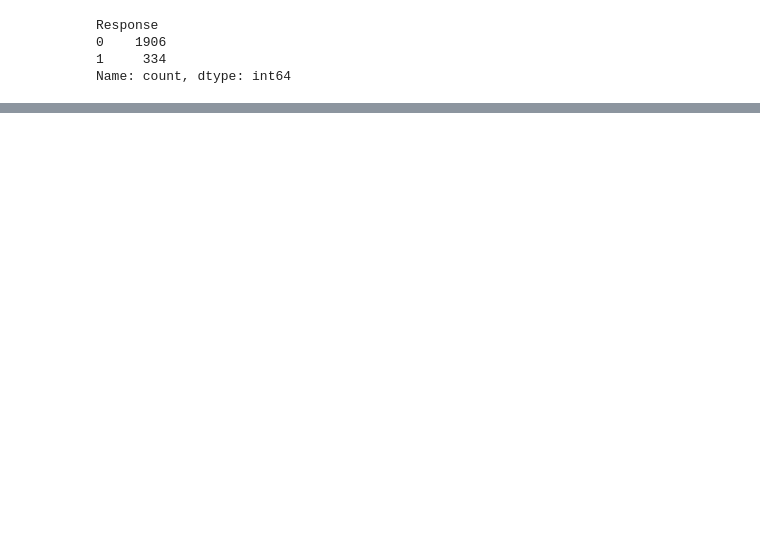
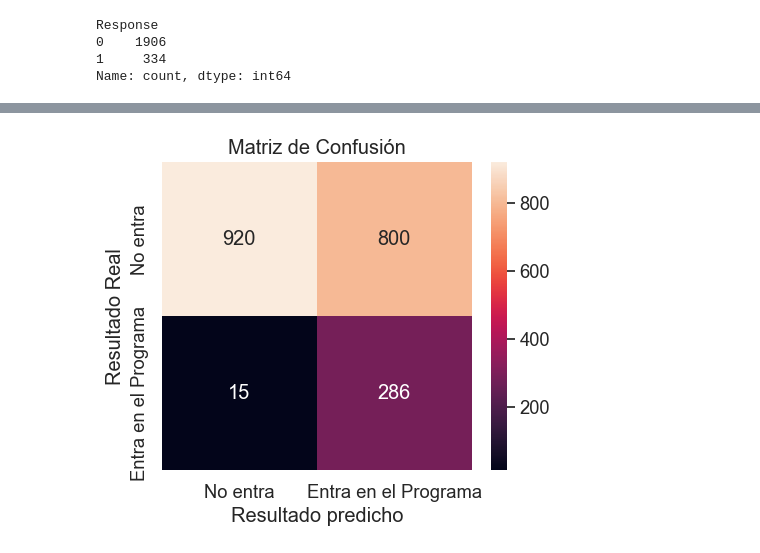
Before and after one commit to gabrielgudino/TP_aprendizaje_automatico, a Jupyter notebook: TP_APRENDIZAJE_xgboost.ipynb, the cells around one changed output, grey strips where cells are left out. Drawn from its saved outputs; the diff is of its cells as text; code cells hidden in the pictures; blank space fills up the shorter version.

```diff
--- a/TP_APRENDIZAJE_xgboost.ipynb
+++ b/TP_APRENDIZAJE_xgboost.ipynb
@@ -30,0 +125,11 @@ mostrar_resultados(Y_test, pred_Y)
+# %%
+confusion_matrix = [[920, 800], [15, 286]]
+plt.figure(figsize=(5, 4))
+sns.heatmap(confusion_matrix, xticklabels=LABELS, yticklabels=LABELS,
+            annot=True, fmt="d");
+plt.title("Matriz de Confusión")
+plt.ylabel('Resultado Real')
+plt.xlabel('Resultado predicho')
+plt.show()
+# %% [output]
+[figure, added]
```
Also changed, not shown: parts of 21 cells of this notebook.
